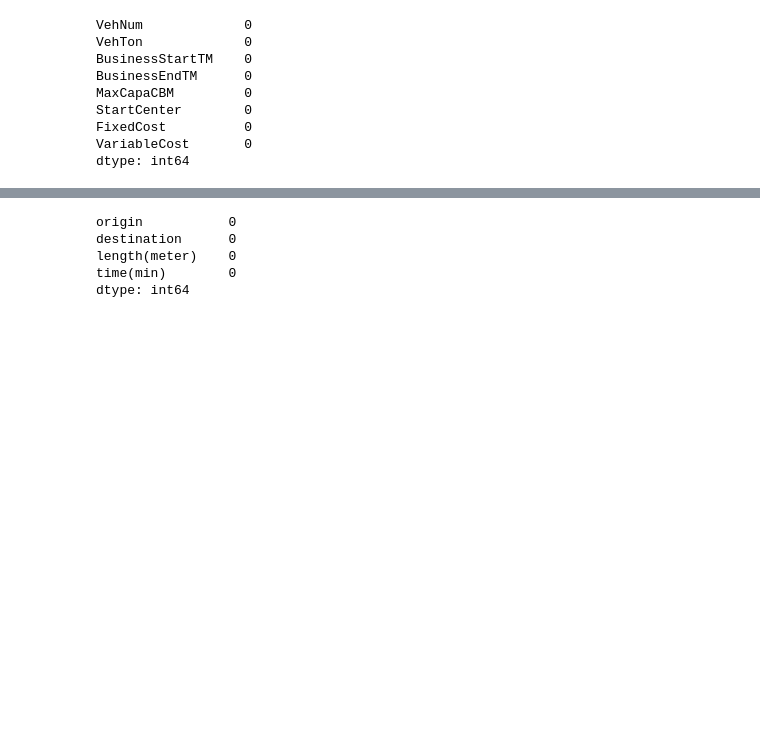
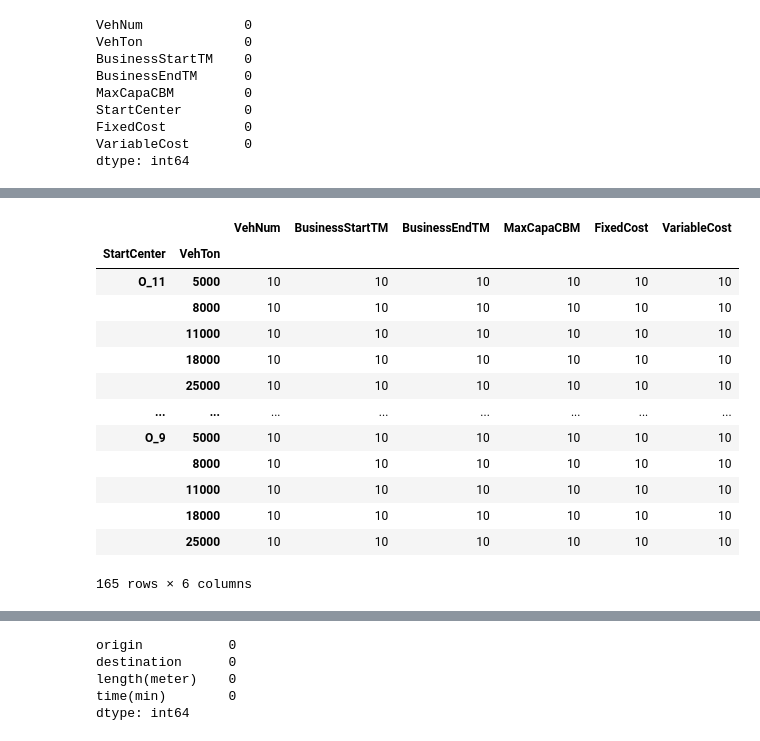
Before and after one commit to wonwookim/cj_challenge, a Jupyter notebook: cj_challenge_eda.ipynb, the cells around one changed output, grey strips where cells are left out. Cells and saved outputs as stored; diff of their text form; code cells hidden in the pictures; blank space fills up the shorter version.

```diff
--- a/cj_challenge_eda.ipynb
+++ b/cj_challenge_eda.ipynb
@@ -149,0 +244,18 @@ dtype: int64
+# %%
+terminal_sc_ton = veh_table.groupby(['StartCenter', 'VehTon']).count()
+terminal_sc_ton ## startCenter마다 5개 유형의 ton이 존재하고 해당 ton마다 10개의 차량 존재
+# %% [output]
+|  |  | VehNum | BusinessStartTM | BusinessEndTM | MaxCapaCBM | FixedCost | VariableCost |
+| StartCenter | VehTon |  |  |  |  |  |  |
+| O_11 | 5000 | 10 | 10 | 10 | 10 | 10 | 10 |
+|  | 8000 | 10 | 10 | 10 | 10 | 10 | 10 |
+|  | 11000 | 10 | 10 | 10 | 10 | 10 | 10 |
+|  | 18000 | 10 | 10 | 10 | 10 | 10 | 10 |
+|  | 25000 | 10 | 10 | 10 | 10 | 10 | 10 |
+| ... | ... | ... | ... | ... | ... | ... | ... |
+| O_9 | 5000 | 10 | 10 | 10 | 10 | 10 | 10 |
+|  | 8000 | 10 | 10 | 10 | 10 | 10 | 10 |
+|  | 11000 | 10 | 10 | 10 | 10 | 10 | 10 |
+|  | 18000 | 10 | 10 | 10 | 10 | 10 | 10 |
+|  | 25000 | 10 | 10 | 10 | 10 | 10 | 10 |
+165 rows × 6 columns
```
Also changed, not shown: parts of 40 cells of this notebook.
